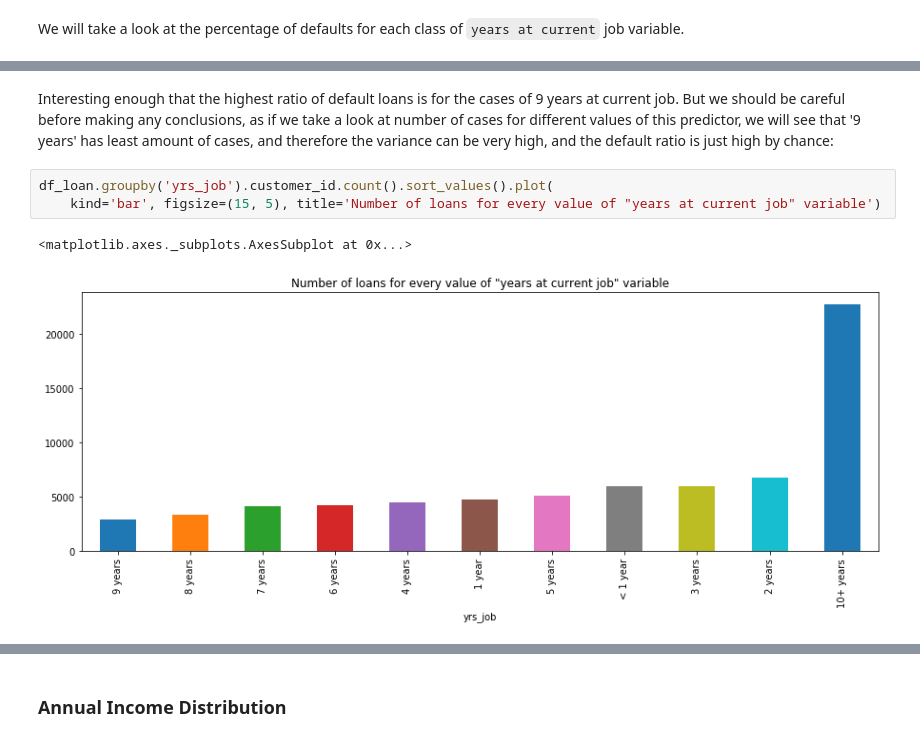
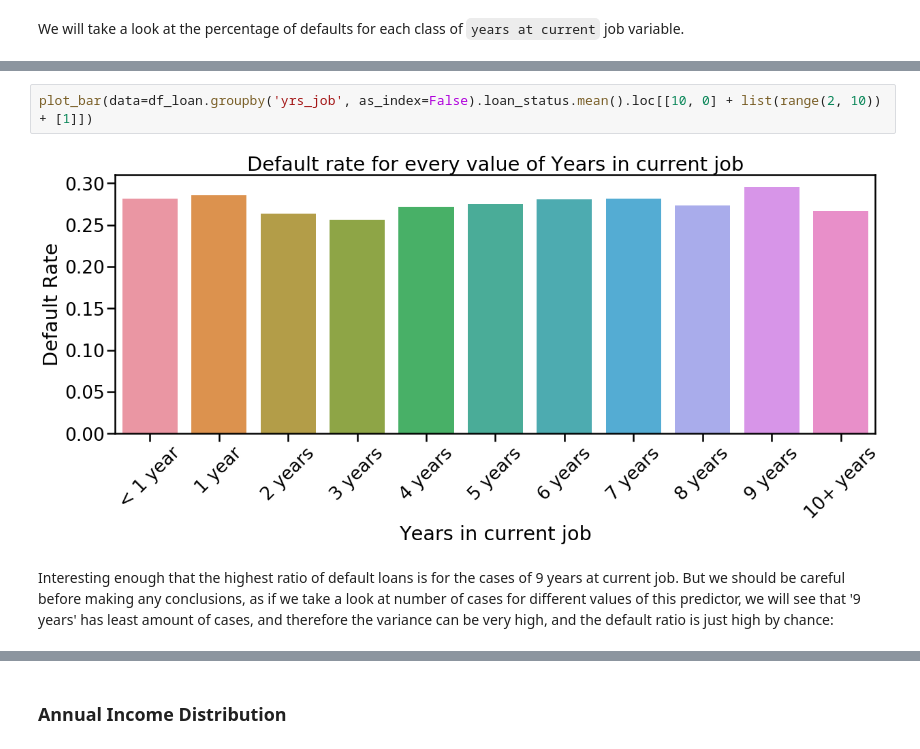
Before and after one commit to dataqubit/bank-loan-prediction, a Jupyter notebook: bank_loan_Part1_Exploratory_Analysis.ipynb, the cells around one changed output, grey strips where cells are left out. Cells and saved outputs as stored; diff of their text form.

```diff
--- a/bank_loan_Part1_Exploratory_Analysis.ipynb
+++ b/bank_loan_Part1_Exploratory_Analysis.ipynb
@@ -261,8 +274,6 @@ df_loan.groupby('yrs_job').loan_status.mean().sort_values().plot(
+# %%
+plot_bar(data=df_loan.groupby('yrs_job', as_index=False).loan_status.mean().loc[[10, 0] + list(range(2, 10)) + [1]])
+# %% [output]
+[figure, added]
 # %% [markdown]
 Interesting enough that the highest ratio of default loans is for the cases of 9 years at current job. But we should be careful before making any conclusions, as if we take a look at number of cases for different values of this predictor, we will see that '9 years' has least amount of cases, and therefore the variance can be very high, and the default ratio is just high by chance:
-# %%
-df_loan.groupby('yrs_job').customer_id.count().sort_values().plot(
-    kind='bar', figsize=(15, 5), title='Number of loans for every value of "years at current job" variable')
-# %% [output]
-<matplotlib.axes._subplots.AxesSubplot at 0x...>
-[figure, removed]
```
Also changed, not shown: parts of 28 cells of this notebook.
